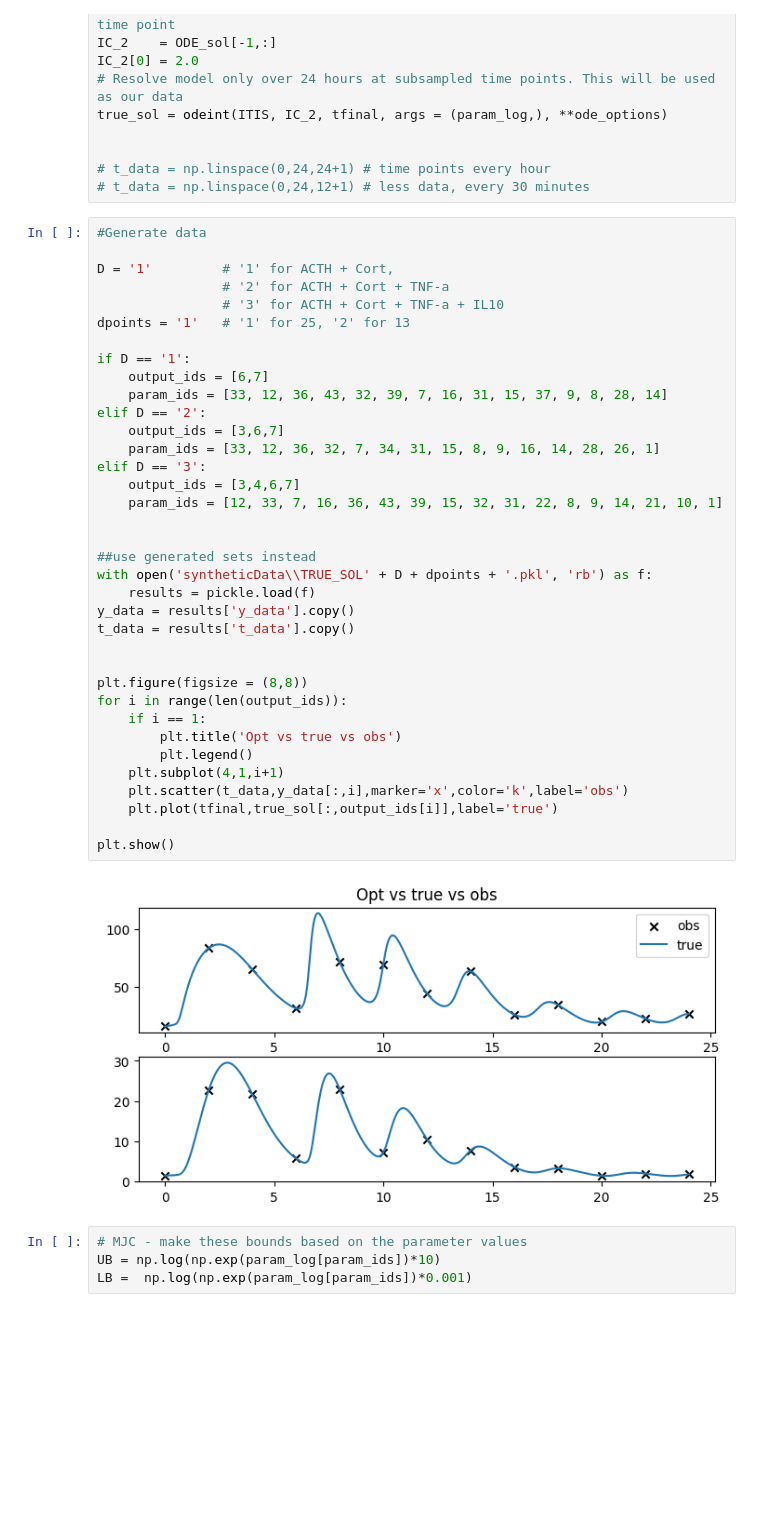
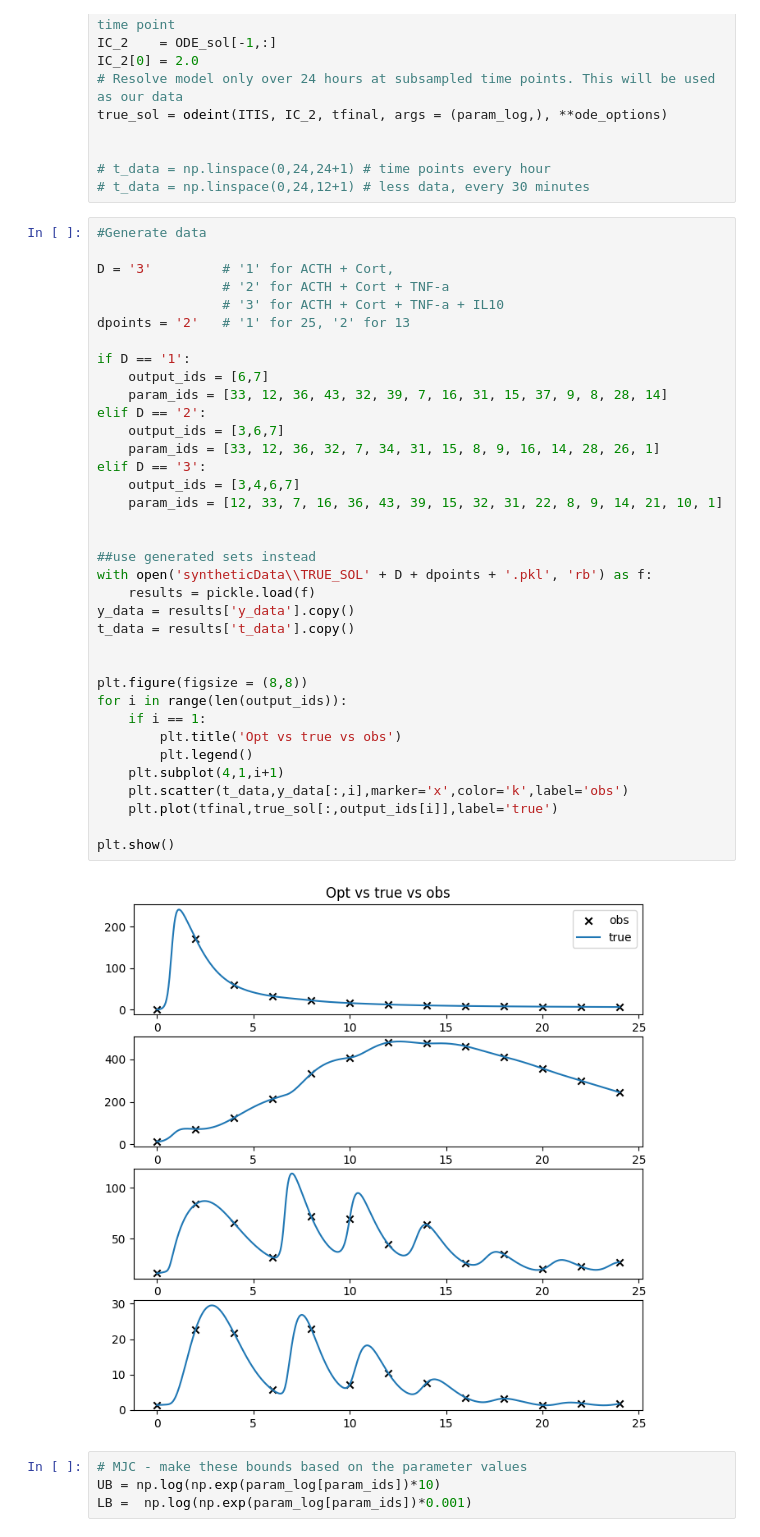
Before and after one commit to aayres22/ITIS_Analysis, a Jupyter notebook: Multistart_OLS.ipynb, the cells around one changed output. Drawn from its saved outputs; the diff is of its cells as text; blank space fills up the shorter version.

```diff
--- a/Multistart_OLS.ipynb
+++ b/Multistart_OLS.ipynb
@@ -46,41 +44,41 @@ true_sol = odeint(ITIS, IC_2, tfinal, args = (param_log,), **ode_options)
 # %%
 #Generate data
 
-D = '1'         # '1' for ACTH + Cort,
+D = '3'         # '1' for ACTH + Cort,
                 # '2' for ACTH + Cort + TNF-a
                 # '3' for ACTH + Cort + TNF-a + IL10
-dpoints = '1'   # '1' for 25, '2' for 13
+dpoints = '2'   # '1' for 25, '2' for 13
 
 if D == '1':
     output_ids = [6,7]
     param_ids = [33, 12, 36, 43, 32, 39, 7, 16, 31, 15, 37, 9, 8, 28, 14]
 elif D == '2':
     output_ids = [3,6,7]
     param_ids = [33, 12, 36, 32, 7, 34, 31, 15, 8, 9, 16, 14, 28, 26, 1]
 elif D == '3':
     output_ids = [3,4,6,7]
     param_ids = [12, 33, 7, 16, 36, 43, 39, 15, 32, 31, 22, 8, 9, 14, 21, 10, 1]
 
 
 ##use generated sets instead
 with open('syntheticData\\TRUE_SOL' + D + dpoints + '.pkl', 'rb') as f:
     results = pickle.load(f)
 y_data = results['y_data'].copy()
 t_data = results['t_data'].copy()
 
 
 plt.figure(figsize = (8,8))
 for i in range(len(output_ids)):
     if i == 1:
         plt.title('Opt vs true vs obs')
         plt.legend()
     plt.subplot(4,1,i+1)
     plt.scatter(t_data,y_data[:,i],marker='x',color='k',label='obs')
     plt.plot(tfinal,true_sol[:,output_ids[i]],label='true')
 
 plt.show()
 # %% [output]
-[figure, old version]
+[figure, new version]
 # %%
 # MJC - make these bounds based on the parameter values
 UB = np.log(np.exp(param_log[param_ids])*10)
```
Also changed, not shown: parts of 7 cells of this notebook, 9 other files.
